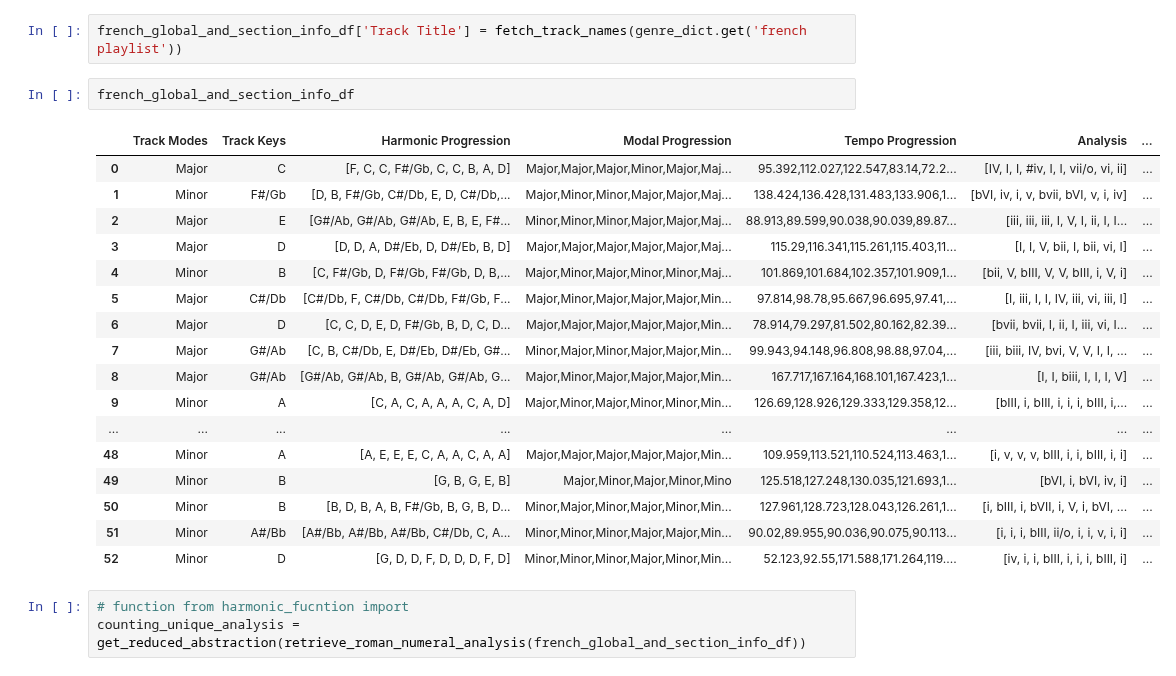
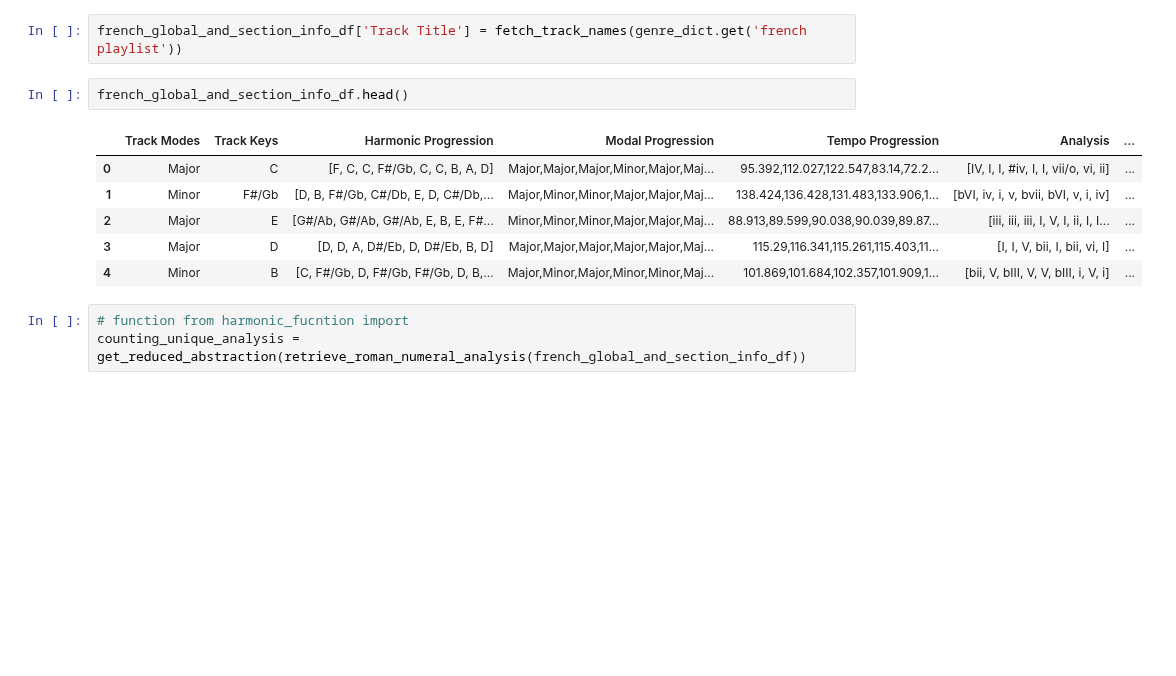
Before and after one commit to FinchMF/Classification_Models, a Jupyter notebook: Gathering_Data.ipynb, the cells around one changed output. Saved outputs shown, nothing was run; the diff lists cells and outputs as text; blank space fills up the shorter version.

```diff
--- a/Gathering_Data.ipynb
+++ b/Gathering_Data.ipynb
@@ -739,25 +707,14 @@ french_global_and_section_info_df['Analysis'] = retrieve_roman_numeral_analysis(
 # %%
 french_global_and_section_info_df['Track Title'] = fetch_track_names(genre_dict.get('french playlist'))
 # %%
-french_global_and_section_info_df
+french_global_and_section_info_df.head()
 # %% [output]
 |  | Track Modes | Track Keys | Harmonic Progression | Modal Progression | Tempo Progression | Analysis | ... |
 | 0 | Major | C | [F, C, C, F#/Gb, C, C, B, A, D] | Major,Major,Major,Minor,Major,Maj... | 95.392,112.027,122.547,83.14,72.2... | [IV, I, I, #iv, I, I, vii/o, vi, ii] | ... |
 | 1 | Minor | F#/Gb | [D, B, F#/Gb, C#/Db, E, D, C#/Db,... | Major,Minor,Minor,Major,Major,Maj... | 138.424,136.428,131.483,133.906,1... | [bVI, iv, i, v, bvii, bVI, v, i, iv] | ... |
 | 2 | Major | E | [G#/Ab, G#/Ab, G#/Ab, E, B, E, F#... | Minor,Minor,Minor,Major,Major,Maj... | 88.913,89.599,90.038,90.039,89.87... | [iii, iii, iii, I, V, I, ii, I, I... | ... |
 | 3 | Major | D | [D, D, A, D#/Eb, D, D#/Eb, B, D] | Major,Major,Major,Major,Major,Maj... | 115.29,116.341,115.261,115.403,11... | [I, I, V, bii, I, bii, vi, I] | ... |
 | 4 | Minor | B | [C, F#/Gb, D, F#/Gb, F#/Gb, D, B,... | Major,Minor,Major,Minor,Minor,Maj... | 101.869,101.684,102.357,101.909,1... | [bii, V, bIII, V, V, bIII, i, V, i] | ... |
-| 5 | Major | C#/Db | [C#/Db, F, C#/Db, C#/Db, F#/Gb, F... | Major,Minor,Major,Major,Major,Min... | 97.814,98.78,95.667,96.695,97.41,... | [I, iii, I, I, IV, iii, vi, iii, I] | ... |
-| 6 | Major | D | [C, C, D, E, D, F#/Gb, B, D, C, D... | Major,Major,Major,Major,Major,Min... | 78.914,79.297,81.502,80.162,82.39... | [bvii, bvii, I, ii, I, iii, vi, I... | ... |
-| 7 | Major | G#/Ab | [C, B, C#/Db, E, D#/Eb, D#/Eb, G#... | Minor,Major,Minor,Major,Major,Min... | 99.943,94.148,96.808,98.88,97.04,... | [iii, biii, IV, bvi, V, V, I, I, ... | ... |
-| 8 | Major | G#/Ab | [G#/Ab, G#/Ab, B, G#/Ab, G#/Ab, G... | Major,Minor,Major,Major,Major,Min... | 167.717,167.164,168.101,167.423,1... | [I, I, biii, I, I, I, V] | ... |
-| 9 | Minor | A | [C, A, C, A, A, A, C, A, D] | Major,Minor,Major,Minor,Minor,Min... | 126.69,128.926,129.333,129.358,12... | [bIII, i, bIII, i, i, i, bIII, i,... | ... |
-| ... | ... | ... | ... | ... | ... | ... | ... |
-| 48 | Minor | A | [A, E, E, E, C, A, A, C, A, A] | Major,Major,Major,Major,Major,Min... | 109.959,113.521,110.524,113.463,1... | [i, v, v, v, bIII, i, i, bIII, i, i] | ... |
-| 49 | Minor | B | [G, B, G, E, B] | Major,Minor,Major,Minor,Mino | 125.518,127.248,130.035,121.693,1... | [bVI, i, bVI, iv, i] | ... |
-| 50 | Minor | B | [B, D, B, A, B, F#/Gb, B, G, B, D... | Minor,Major,Minor,Major,Minor,Min... | 127.961,128.723,128.043,126.261,1... | [i, bIII, i, bVII, i, V, i, bVI, ... | ... |
-| 51 | Minor | A#/Bb | [A#/Bb, A#/Bb, A#/Bb, C#/Db, C, A... | Minor,Minor,Minor,Major,Major,Min... | 90.02,89.955,90.036,90.075,90.113... | [i, i, i, bIII, ii/o, i, i, v, i, i] | ... |
-| 52 | Minor | D | [G, D, D, F, D, D, D, F, D] | Minor,Minor,Minor,Major,Minor,Min... | 52.123,92.55,171.588,171.264,119.... | [iv, i, i, bIII, i, i, i, bIII, i] | ... |
 # %%
 # function from harmonic_fucntion import
 counting_unique_analysis = get_reduced_abstraction(retrieve_roman_numeral_analysis(french_global_and_section_info_df))
```
Also changed, not shown: parts of 11 cells of this notebook.
